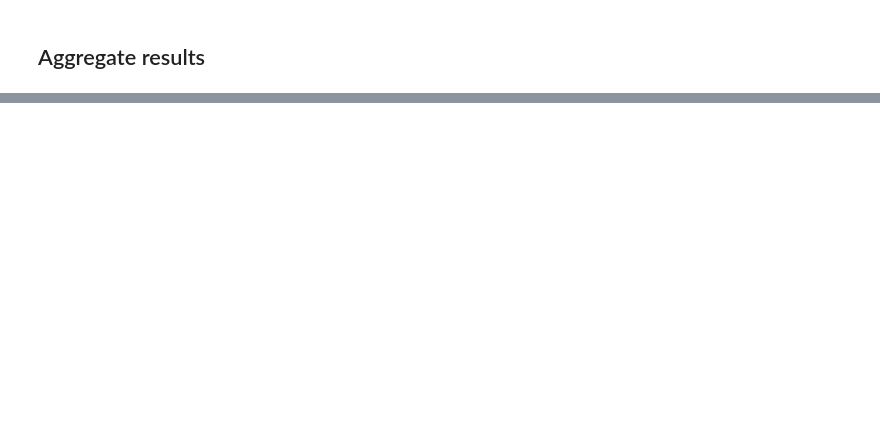
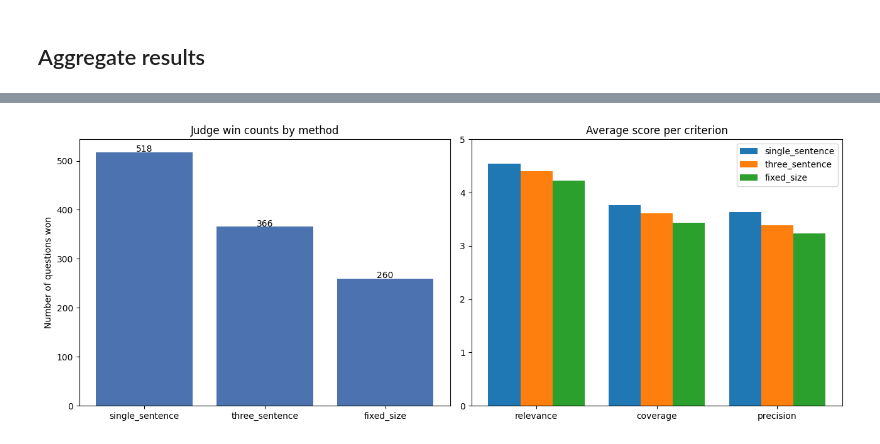
Before and after one commit to Atharva22052006/Ai_Engineering_Book_Chatbot, a Jupyter notebook: notebooks/02_Retrieval_Judge.ipynb, the cells around one changed output, grey strips where cells are left out. Cells and saved outputs as stored; diff of their text form; code cells hidden in the pictures; blank space fills up the shorter version.

Commit message:
judge results done

```diff
--- a/notebooks/02_Retrieval_Judge.ipynb
+++ b/notebooks/02_Retrieval_Judge.ipynb
@@ -315,0 +344,38 @@ Average scores per method:
+# %%
+import matplotlib.pyplot as plt
+import numpy as np
+
+methods = list(criterion_sums.keys())
+criteria = ("relevance", "coverage", "precision")
+
+fig, axes = plt.subplots(1, 2, figsize=(13, 5))
+
+# --- Left: win counts ---
+win_counts = [wins.get(m, 0) for m in methods]
+axes[0].bar(methods, win_counts, color="#4C72B0")
+axes[0].set_title("Judge win counts by method")
+axes[0].set_ylabel("Number of questions won")
+for i, v in enumerate(win_counts):
+    axes[0].text(i, v + 0.3, str(v), ha="center")
+
+# --- Right: average score per criterion, grouped by method ---
+x = np.arange(len(criteria))
+width = 0.8 / len(methods)
+
+for i, method in enumerate(methods):
+    avgs = [
+        sum(criterion_sums[method][c]) / len(criterion_sums[method][c])
+        for c in criteria
+    ]
+    axes[1].bar(x + i * width, avgs, width, label=method)
+
+axes[1].set_title("Average score per criterion")
+axes[1].set_xticks(x + width * (len(methods) - 1) / 2)
+axes[1].set_xticklabels(criteria)
+axes[1].set_ylim(0, 5)
+axes[1].legend()
+
+plt.tight_layout()
+plt.show()
+# %% [output]
+[figure, added]
```
Also changed, not shown: parts of 7 cells of this notebook, 5 other files.
